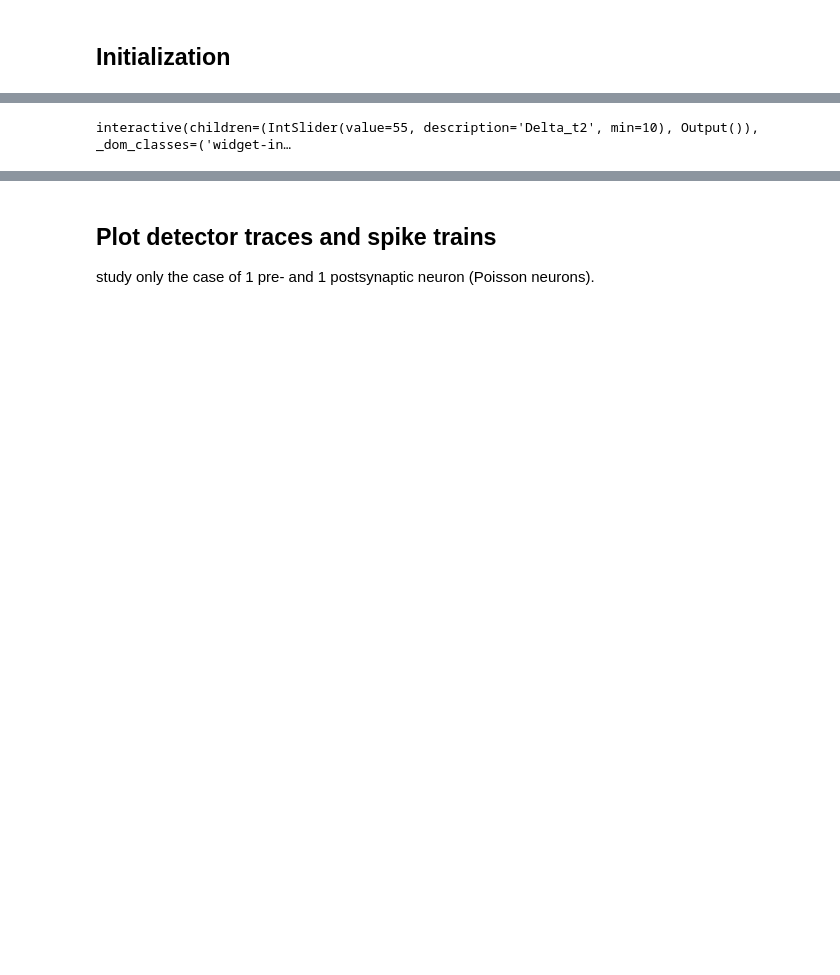
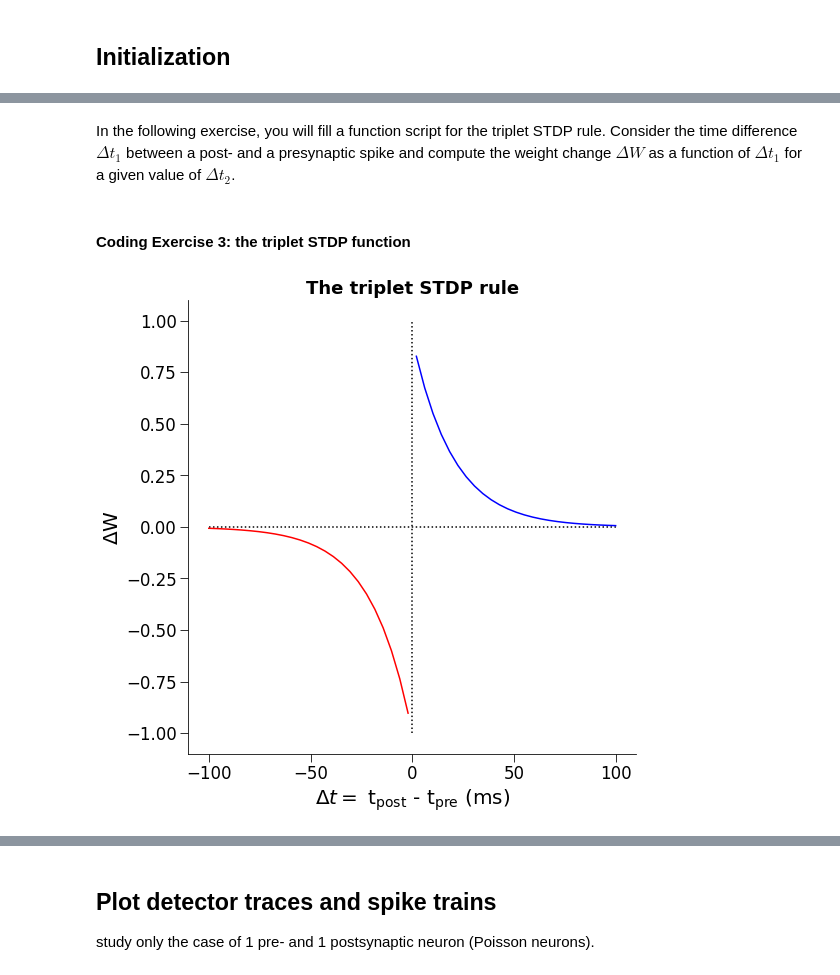
Before and after one commit to comp-neural-circuits/plasticity-workshop, a Jupyter notebook: stdp.ipynb, the cells around one changed output, grey strips where cells are left out. Cells and saved outputs as stored; diff of their text form; code cells hidden in the pictures; blank space fills up the shorter version.

```diff
--- a/stdp.ipynb
+++ b/stdp.ipynb
@@ -177,5 +227,10 @@ def tripletSTDP_plot(A_plus, A_minus, tau_plus, tau_minus, tau_y, Delta_t1, Delt
+# %% [markdown]
+In the following exercise, you will fill a function script for the triplet STDP rule.
+Consider the time difference $\Delta t_1$ between a post- and a presynaptic spike and compute the weight change $\Delta W$ as a function of $\Delta t_1$ for a given value of $\Delta t_2$.
+# %% [markdown]
+#### Coding Exercise 3: the triplet STDP function
 # %%
-def Delta_W_tripSTDP(A_plus, A_minus, tau_plus, tau_minus, tau_y, Delta_t1, Delta_t2):
+def DeltaW_tripSTDP(A_plus, A_minus, tau_plus, tau_minus, tau_y, Delta_t2):
     """
     Calculates the instantaneous change in weights dW due to the STDP pairwise rule
 
@@ -186,12 +241,13 @@ def Delta_W_tripSTDP(A_plus, A_minus, tau_plus, tau_minus, tau_y, Delta_t1, Delt
     Delta_t1 : array with the time differences between the first postsynaptic spike and the presynaptic spike
     Delta_t2 : array with the time differences between the postsynaptic spikes
     """
-
+    # Define the array with the time differences between the first postsynaptic spike and the presynaptic spike
+    Delta_t1 = np.linspace(-5 * tau_minus, 5 * tau_plus, 50)
     # Initialize the STDP change
-    dW = np.zeros(len(Delta_t1))
+    DeltaW = np.zeros(len(Delta_t1))
     # Calculate dW for LTP
-    dW[Delta_t1 > 0] = A_plus * np.exp(-Delta_t1[Delta_t1 > 0] / tau_plus) * np.exp(-Delta_t2 / tau_y)
+    DeltaW[Delta_t1 > 0] = A_plus * np.exp(-Delta_t1[Delta_t1 > 0] / tau_plus) * np.exp(-Delta_t2 / tau_y)
     # Calculate dW for LTD
-    dW[Delta_t1 <= 0] = -A_minus * np.exp(Delta_t1[Delta_t1 <= 0] / tau_minus)
+    DeltaW[Delta_t1 <= 0] = -A_minus * np.exp(Delta_t1[Delta_t1 <= 0] / tau_minus)
 
     return dW
@@ -198,35 +285,13 @@ def Delta_W_tripSTDP(A_plus, A_minus, tau_plus, tau_minus, tau_y, Delta_t1, Delt
 # %%
-'''
-Main
-'''
 # define the STDP rule parameters
-A_plus = 100
-A_minus = 100
+A_plus = 1
+A_minus = 1
 tau_plus = 20  #[ms]
 tau_minus = 20 #[ms]
 tau_y = 114 #[ms]
+Delta_t2 = 10
 
-Delta_t1 = np.linspace(-5 * tau_minus, 5 * tau_plus, 50)
-
-def triplet_STDP(Delta_t2):
-    dW = Delta_W_tripSTDP(A_plus, A_minus, tau_plus, tau_minus, tau_y, Delta_t1, Delta_t2)
-
-    plt.figure(figsize=(8,8))
-
-    plt.plot([-5 * tau_minus, 5 * tau_plus], [0, 0], 'k', linestyle=':')
-    plt.plot([0, 0], [-A_minus, A_plus], 'k', linestyle=':')
-
-    plt.plot(Delta_t1[Delta_t1 < 0], dW[Delta_t1 < 0], 'r')
-    plt.plot(Delta_t1[Delta_t1 >= 0], dW[Delta_t1 >= 0], 'b')
-
-    plt.xlabel(r'$\Delta t_1=$ t$_{\mathrm{post}}$ - t$_{\mathrm{pre}}$ (ms)')
-    plt.ylabel(r'$\Delta $W', fontsize=14)
-    plt.title('Triplet STDP rule', fontsize=16, fontweight='bold')
-    plt.plot()
-    plt.show()
-
-
-interactive_plot = interactive(mytriplet_STDP, Delta_t2=(10,100,1))
-interactive_plot
+DeltaW = DeltaW_tripSTDP(A_plus, A_minus, tau_plus, tau_minus, tau_y, Delta_t2)
+tripletSTDP_plot(A_plus, A_minus, tau_plus, tau_minus, tau_y, Delta_t2)
 # %% [output]
-interactive(children=(IntSlider(value=55, description='Delta_t2', min=10), Output()), _dom_classes=('widget-in…
+[figure, added]
```
Also changed, not shown: parts of 33 cells of this notebook.
